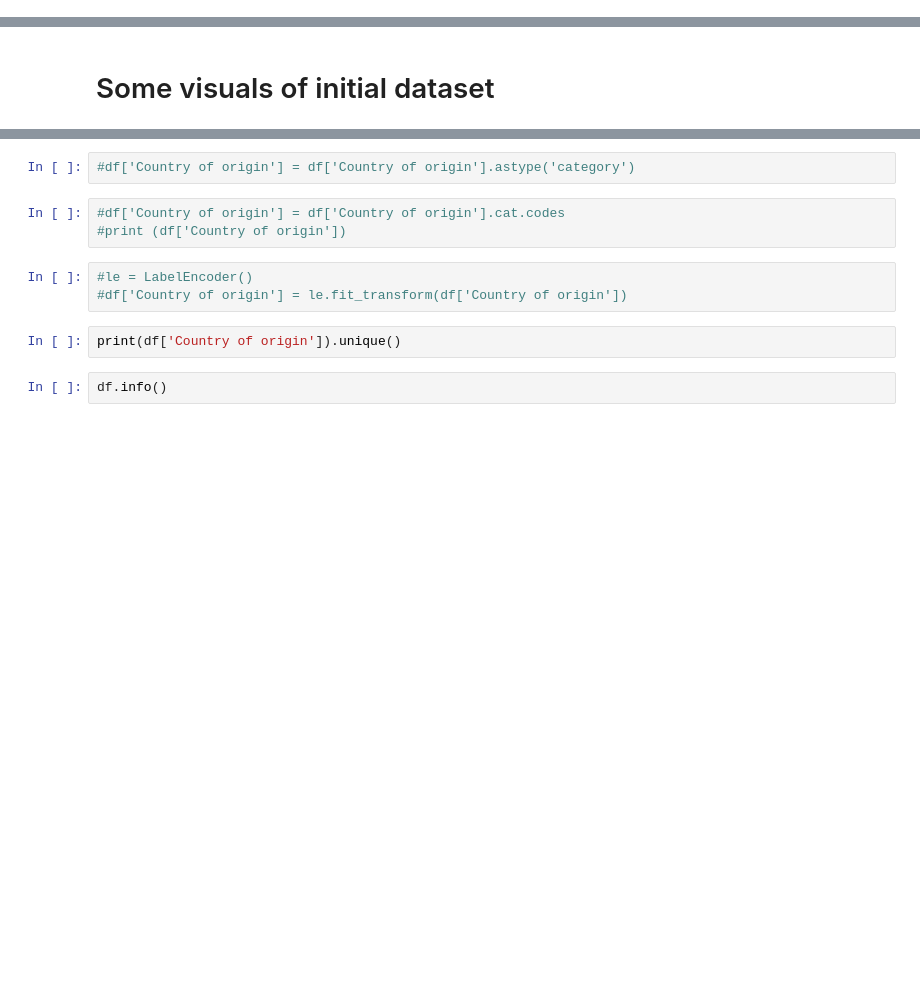
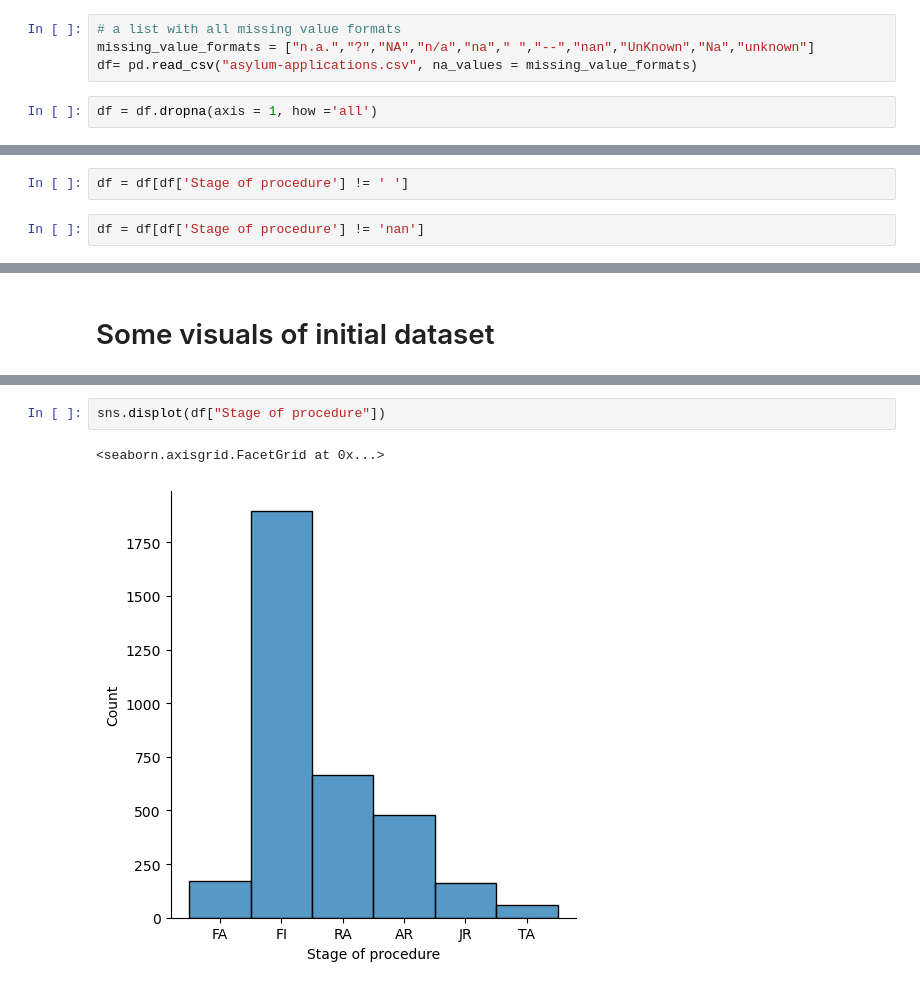
Before and after one commit to RodneyWardle2023/CapstoneProjectCA2RodneyWardle-SBS23057, a Jupyter notebook: CapstoneProjectCA2-CODE-RodneyWardle-SBS23057.ipynb, the cells around one changed output, grey strips where cells are left out. Drawn from its saved outputs; the diff is of its cells as text; blank space fills up the shorter version.

```diff
--- a/CapstoneProjectCA2-CODE-RodneyWardle-SBS23057.ipynb
+++ b/CapstoneProjectCA2-CODE-RodneyWardle-SBS23057.ipynb
@@ -133,3 +152,9 @@ df = pd.read_csv("asylum-applications.csv", na_values = missing_value_formats)
+# %%
+# a list with all missing value formats
+missing_value_formats = ["n.a.","?","NA","n/a","na"," ","--","nan","UnKnown","Na","unknown"]
+df= pd.read_csv("asylum-applications.csv", na_values = missing_value_formats)
+# %%
+df = df.dropna(axis = 1, how ='all')
 # %%
 df.isnull().sum()
 # %% [output]
@@ -146,0 +192,4 @@ dtype: int64
+# %%
+df = df[df['Stage of procedure'] != ' ']
+# %%
+df = df[df['Stage of procedure'] != 'nan']
@@ -151,12 +212,5 @@ dtype: int64
-# %%
-#df['Country of origin'] = df['Country of origin'].astype('category')
-# %%
-#df['Country of origin'] = df['Country of origin'].cat.codes
-#print (df['Country of origin'])
-# %%
-#le = LabelEncoder()
-#df['Country of origin'] = le.fit_transform(df['Country of origin'])
-# %%
-print(df['Country of origin']).unique()
-# %%
-df.info()
+# %%
+sns.displot(df["Stage of procedure"])
+# %% [output]
+<seaborn.axisgrid.FacetGrid at 0x...>
+[figure, added]
```
Also changed, not shown: parts of 34 cells of this notebook, 3 other files.
